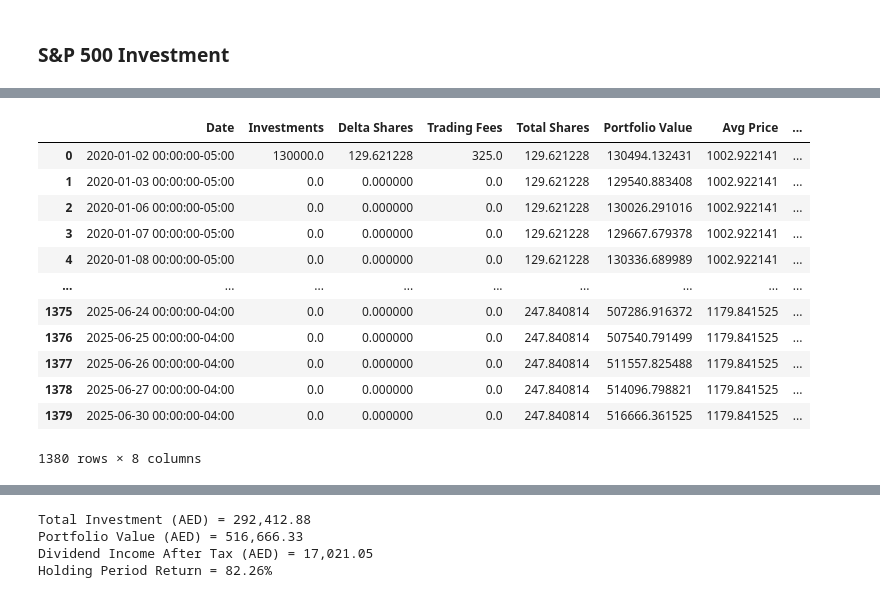
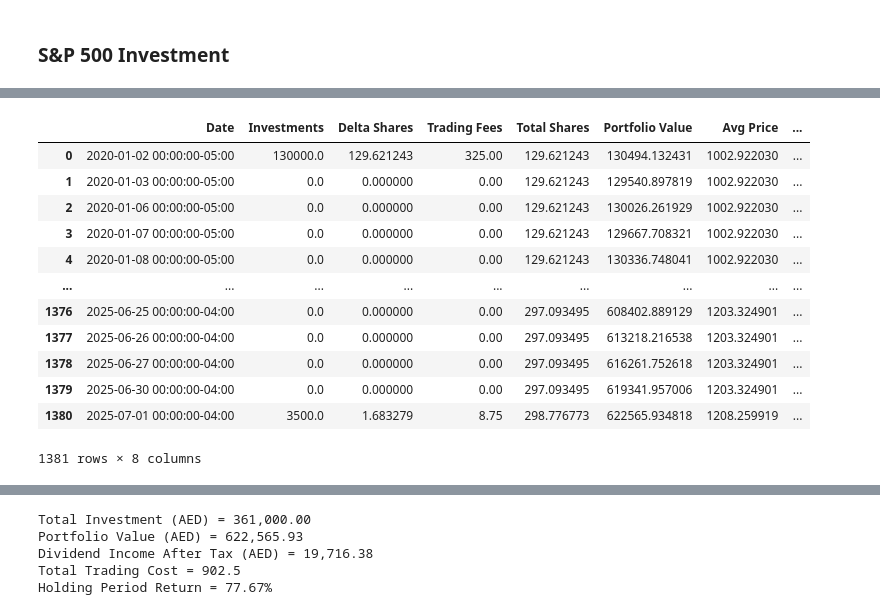
Before and after one commit to abdullahau/investment-portfolio, a Jupyter notebook: src/stock-v-real-estate.ipynb, the cells around one changed output, grey strips where cells are left out. Cells and saved outputs as stored; diff of their text form; code cells hidden in the pictures.

```diff
--- a/src/stock-v-real-estate.ipynb
+++ b/src/stock-v-real-estate.ipynb
@@ -185,37 +185,37 @@ S&P 500 CAGR = 14.16%
 # %%
 investment_dates = np.flatnonzero(np.diff(snp500_hist['Date'].dt.month, prepend=start_date.month))
 monthly_investment = np.zeros(snp500_hist.shape[0])
-monthly_investment[investment_dates] = principal_portion[1:i+1]
+monthly_investment[investment_dates] = emi # principal_portion[1:i+1]
 monthly_investment[0] = down_payment + closing_costs
 
 trading_fees = monthly_investment * 0.0025
 trading_fees = np.where(trading_fees < 1, np.where(trading_fees == 0, 0, 1), trading_fees)
 
 investment_df = pd.DataFrame()
 investment_df['Date'] = snp500_hist['Date']
 investment_df['Investments'] = monthly_investment
 investment_df['Delta Shares'] = investment_df['Investments'] / snp500_hist['Open']
 investment_df['Trading Fees'] = trading_fees
 investment_df['Total Shares'] = investment_df['Delta Shares'].cumsum()
 investment_df['Portfolio Value'] = investment_df['Total Shares'] * snp500_hist['Close']
 investment_df['Avg Price'] = investment_df['Investments'].cumsum() / investment_df['Total Shares']
 investment_df['Dividend Income'] = (investment_df['Total Shares'] * snp500_hist['Dividends']) * (1 - 0.3) # Withholding Tax 30%
 
 investment_df
 # %% [output]
 |  | Date | Investments | Delta Shares | Trading Fees | Total Shares | Portfolio Value | Avg Price | ... |
-| 0 | 2020-01-02 00:00:00-05:00 | 130000.0 | 129.621228 | 325.0 | 129.621228 | 130494.132431 | 1002.922141 | ... |
-| 1 | 2020-01-03 00:00:00-05:00 | 0.0 | 0.000000 | 0.0 | 129.621228 | 129540.883408 | 1002.922141 | ... |
-| 2 | 2020-01-06 00:00:00-05:00 | 0.0 | 0.000000 | 0.0 | 129.621228 | 130026.291016 | 1002.922141 | ... |
-| 3 | 2020-01-07 00:00:00-05:00 | 0.0 | 0.000000 | 0.0 | 129.621228 | 129667.679378 | 1002.922141 | ... |
-| 4 | 2020-01-08 00:00:00-05:00 | 0.0 | 0.000000 | 0.0 | 129.621228 | 130336.689989 | 1002.922141 | ... |
+| 0 | 2020-01-02 00:00:00-05:00 | 130000.0 | 129.621243 | 325.00 | 129.621243 | 130494.132431 | 1002.922030 | ... |
+| 1 | 2020-01-03 00:00:00-05:00 | 0.0 | 0.000000 | 0.00 | 129.621243 | 129540.897819 | 1002.922030 | ... |
+| 2 | 2020-01-06 00:00:00-05:00 | 0.0 | 0.000000 | 0.00 | 129.621243 | 130026.261929 | 1002.922030 | ... |
+| 3 | 2020-01-07 00:00:00-05:00 | 0.0 | 0.000000 | 0.00 | 129.621243 | 129667.708321 | 1002.922030 | ... |
+| 4 | 2020-01-08 00:00:00-05:00 | 0.0 | 0.000000 | 0.00 | 129.621243 | 130336.748041 | 1002.922030 | ... |
 | ... | ... | ... | ... | ... | ... | ... | ... | ... |
-| 1375 | 2025-06-24 00:00:00-04:00 | 0.0 | 0.000000 | 0.0 | 247.840814 | 507286.916372 | 1179.841525 | ... |
-| 1376 | 2025-06-25 00:00:00-04:00 | 0.0 | 0.000000 | 0.0 | 247.840814 | 507540.791499 | 1179.841525 | ... |
-| 1377 | 2025-06-26 00:00:00-04:00 | 0.0 | 0.000000 | 0.0 | 247.840814 | 511557.825488 | 1179.841525 | ... |
-| 1378 | 2025-06-27 00:00:00-04:00 | 0.0 | 0.000000 | 0.0 | 247.840814 | 514096.798821 | 1179.841525 | ... |
-| 1379 | 2025-06-30 00:00:00-04:00 | 0.0 | 0.000000 | 0.0 | 247.840814 | 516666.361525 | 1179.841525 | ... |
+| 1376 | 2025-06-25 00:00:00-04:00 | 0.0 | 0.000000 | 0.00 | 297.093495 | 608402.889129 | 1203.324901 | ... |
+| 1377 | 2025-06-26 00:00:00-04:00 | 0.0 | 0.000000 | 0.00 | 297.093495 | 613218.216538 | 1203.324901 | ... |
+| 1378 | 2025-06-27 00:00:00-04:00 | 0.0 | 0.000000 | 0.00 | 297.093495 | 616261.752618 | 1203.324901 | ... |
+| 1379 | 2025-06-30 00:00:00-04:00 | 0.0 | 0.000000 | 0.00 | 297.093495 | 619341.957006 | 1203.324901 | ... |
+| 1380 | 2025-07-01 00:00:00-04:00 | 3500.0 | 1.683279 | 8.75 | 298.776773 | 622565.934818 | 1208.259919 | ... |
-1380 rows × 8 columns
+1381 rows × 8 columns
 # %%
 plt.figure(figsize=(16, 4))
 plt.plot(investment_df['Date'], investment_df['Portfolio Value'], color='k', linewidth=0.75)
@@ -233,10 +233,12 @@ snp500_return = (portfolio_value_end + total_dividends - trading_fees.sum() - to
 print(f"Total Investment ({currency}) = {total_invested:,.2f}")
 print(f"Portfolio Value ({currency}) = {portfolio_value_end:,.2f}")
 print(f"Dividend Income After Tax ({currency}) = {total_dividends:,.2f}")
+print(f"Total Trading Cost = {investment_df['Trading Fees'].sum()}")
 
 print(f"Holding Period Return = {snp500_return:.2%}")
 # %% [output]
-Total Investment (AED) = 292,412.88
-Portfolio Value (AED) = 516,666.33
-Dividend Income After Tax (AED) = 17,021.05
-Holding Period Return = 82.26%
+Total Investment (AED) = 361,000.00
+Portfolio Value (AED) = 622,565.93
+Dividend Income After Tax (AED) = 19,716.38
+Total Trading Cost = 902.5
+Holding Period Return = 77.67%
```
Also changed, not shown: parts of 3 cells of this notebook.
